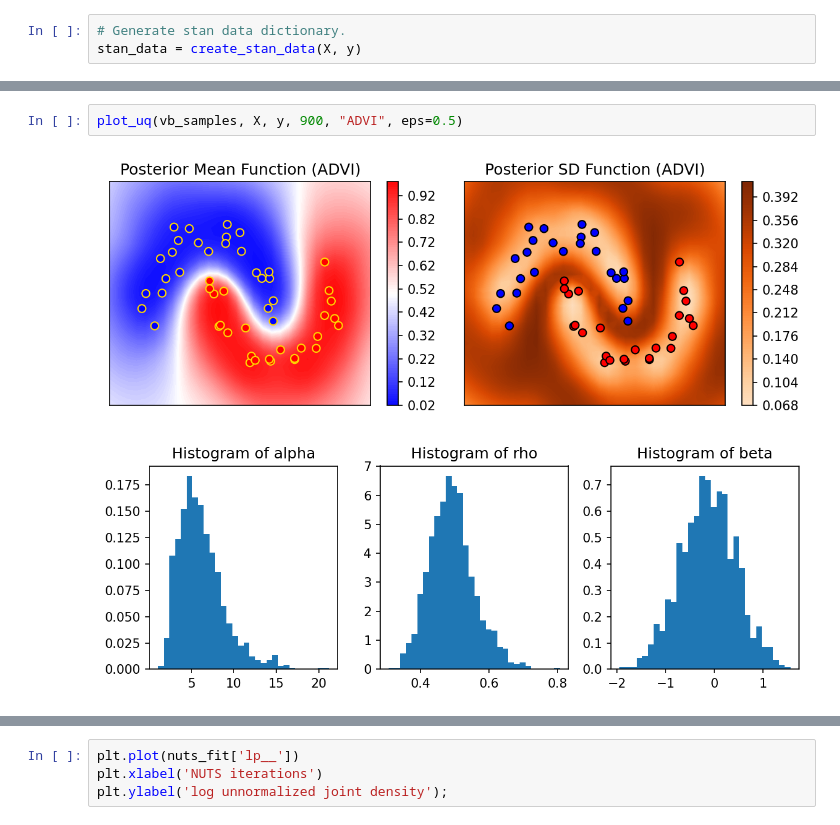
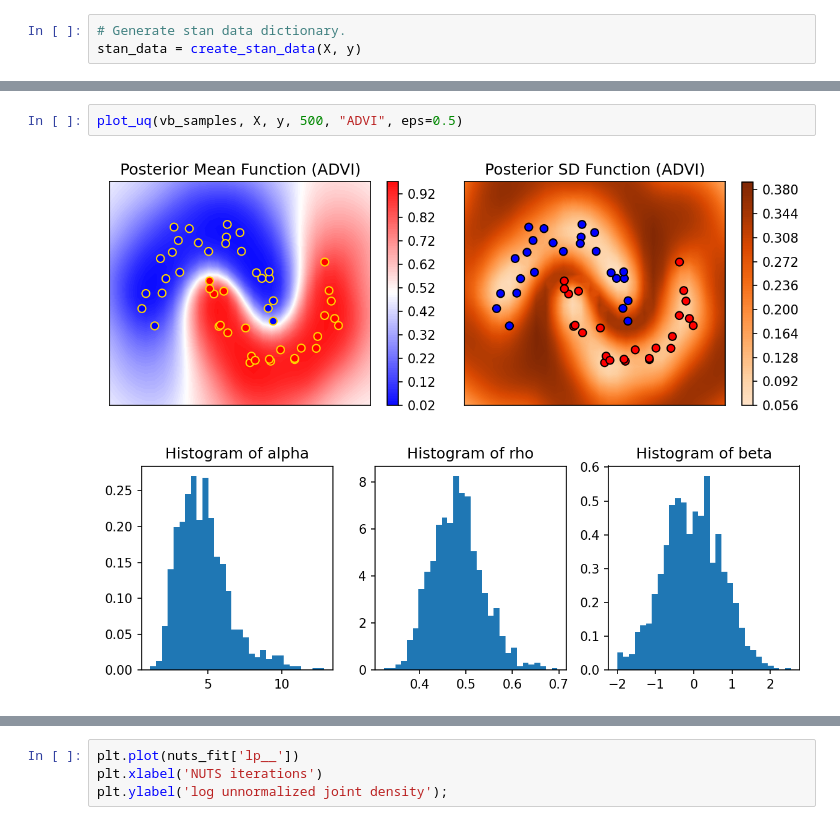
Before and after one commit to luiarthur/TuringBnpBenchmarks, a Jupyter notebook: src/gp-binary/notebooks/gp_binary_stan.ipynb, the cells around one changed output, grey strips where cells are left out. Cells and saved outputs as stored; diff of their text form.

```diff
--- a/src/gp-binary/notebooks/gp_binary_stan.ipynb
+++ b/src/gp-binary/notebooks/gp_binary_stan.ipynb
@@ -218,5 +218,5 @@ Wall time: 482 ms
 # %%
-plot_uq(vb_samples, X, y, 900, "ADVI", eps=0.5)
+plot_uq(vb_samples, X, y, 500, "ADVI", eps=0.5)
 # %% [output]
-[figure, old version]
+[figure, new version]
-[figure, old version]
+[figure, new version]
```
Also changed, not shown: parts of 10 cells of this notebook, 1 other file.
